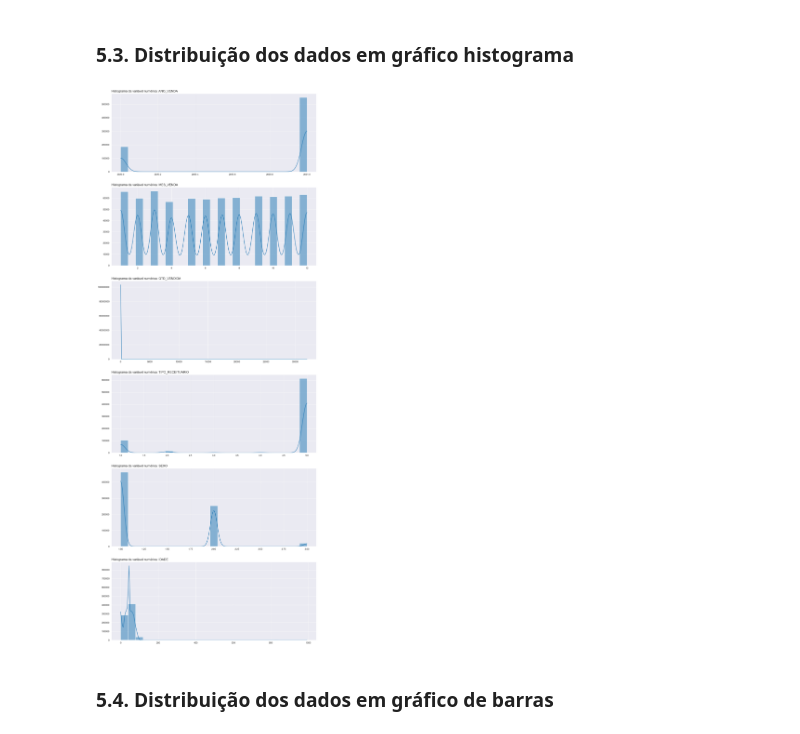
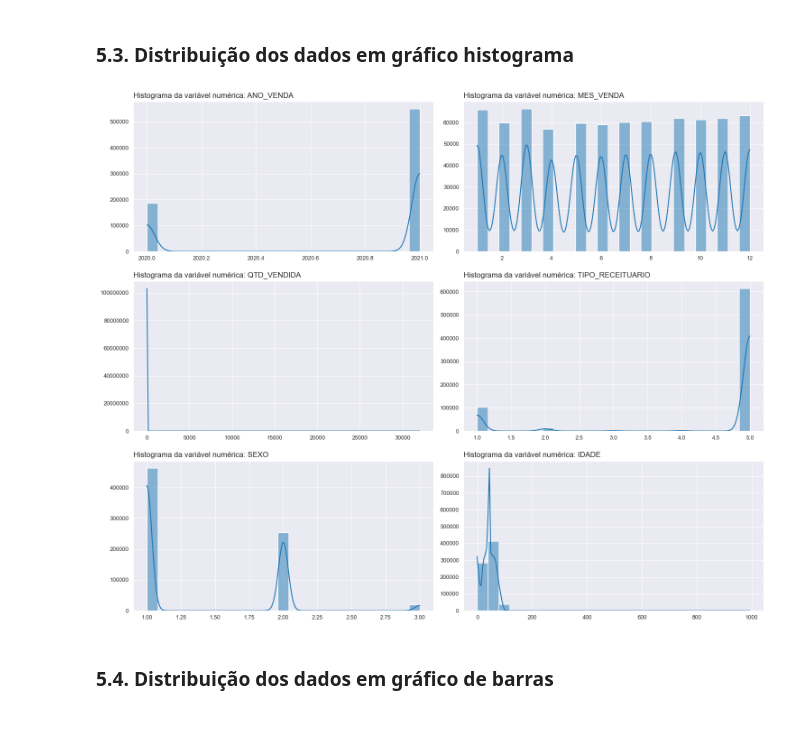
Before and after one commit to emso-exe/Venda_de_medicamentos_controlados_e_antimicrobianos_-_industrializados, a Jupyter notebook: 001_analise_de_vendas.ipynb, the cells around one changed output. Cells and saved outputs as stored; diff of their text form; code cells hidden in the pictures.

```diff
--- a/001_analise_de_vendas.ipynb
+++ b/001_analise_de_vendas.ipynb
@@ -367,11 +371,16 @@ df.dtypes.to_frame().rename(columns={0: 'Tipo'})
 | DATA_PROC | object |
 | DATA_REF | category |
 # %%
+# Tranasformando os tipos dos dados
+
 df['ANO_VENDA'] = df['ANO_VENDA'].astype('int32')
+
 df['MES_VENDA'] = df['MES_VENDA'].astype('int8')
+
 df['SEXO'] = df['SEXO'].astype('int8')
-df['IDADE'] = df['IDADE'].astype('float')
+
 df['TIPO_RECEITUARIO'] = df['TIPO_RECEITUARIO'].astype('int8')
+
 df['DATA_PROC'] = pd.to_datetime(df['DATA_PROC'])
 
 df['DATA_REF'] = df['DATA_REF'].str.strip()
@@ -398,10 +407,2 @@ df.dtypes.to_frame().rename(columns={0: 'Tipo'})
 # %% [markdown]
 ### 4.4. Análise da cardinalidade
-# %%
-cols = df.columns
-qtde_unicos = 12
-
-for col in cols:
-    if df[col].nunique() <= qtde_unicos:
-        data = pd.DataFrame(fn.exibe_valores_unicos(df[col]))
-        display(data)
@@ -517,7 +546,7 @@ graf_boxplot(df)
 # %%
 # Geração dos limites inferior e superior das variáveis que apresentaram outliers
 
-cols = ['QTD_VENDIDA', 'IDADE']
+cols = df.select_dtypes(include=['number']).columns
 
 for col in cols:
 
@@ -549,44 +622,52 @@ Os outliers correspondem a 0.08% dos dados da variável.
 # %% [markdown]
 ### 5.3. Distribuição dos dados em gráfico histograma
 # %%
-def graf_histplot(dataframe):
+def grupo_graf_histplot(dataframe):
     '''
     Função para gerar gráficos histplot para variáveis numéricas do DataFrame.
 
     :param dataframe: DataFrame
         DataFrame a ser analisado.
     '''
     # Selecionar apenas variáveis numéricas
     colunas = dataframe.select_dtypes(include=['number']).columns
 
     # Calcular a quantidade de subplots necessário
     qtde_subplots = len(colunas)
 
+    # Definir o número de colunas desejado (neste caso, 2)
+    colunas_subplot = 2
+
+    # Calcular o número de linhas necessário
+    qtde_linhas = -(-qtde_subplots // colunas_subplot)
+
     # Criar subplots dinamicamente
-    fig, axs = plt.subplots(qtde_subplots, 1, figsize=(12, 5 * qtde_subplots))
+    fig, axs = plt.subplots(qtde_linhas, colunas_subplot, figsize=(15, 4 * qtde_linhas))
+
+    # Flattening do array de subplots para facilitar o loop
+    axs = axs.flatten()
 
     # Loop sobre as variáveis numéricas e plotar o gráfico
     for i, col in enumerate(colunas):
-        sns.histplot(data=dataframe, x=col,
-                     ax=axs[i], multiple='dodge', label=col, bins=25, kde=True)
+        sns.histplot(data=dataframe, x=col, ax=axs[i], bins=25, kde=True)
 
         # Configurar o título e remover os rótulos dos eixos
         axs[i].set_title(f'Histograma da variável numérica: {col}', loc='left')
+        # Remover rótulos dos eixos
         axs[i].set(xlabel='', ylabel='')
         # Ajustar o tamanho dos rótulos
         axs[i].tick_params(labelsize=9)
         # Exibir rótulos sem formatação especial
         axs[i].ticklabel_format(style='plain', axis='y')
 
     # Ajustar o layout para evitar sobreposição
     plt.tight_layout()
     plt.subplots_adjust(hspace=0.2)
     plt.show()
 
-
-graf_histplot(df)
+grupo_graf_histplot(df)
 # %% [output]
-[figure, old version]
+[figure, new version]
 # %% [markdown]
 ### 5.4. Distribuição dos dados em gráfico de barras
 # %%
```
Also changed, not shown: parts of 22 cells of this notebook.
